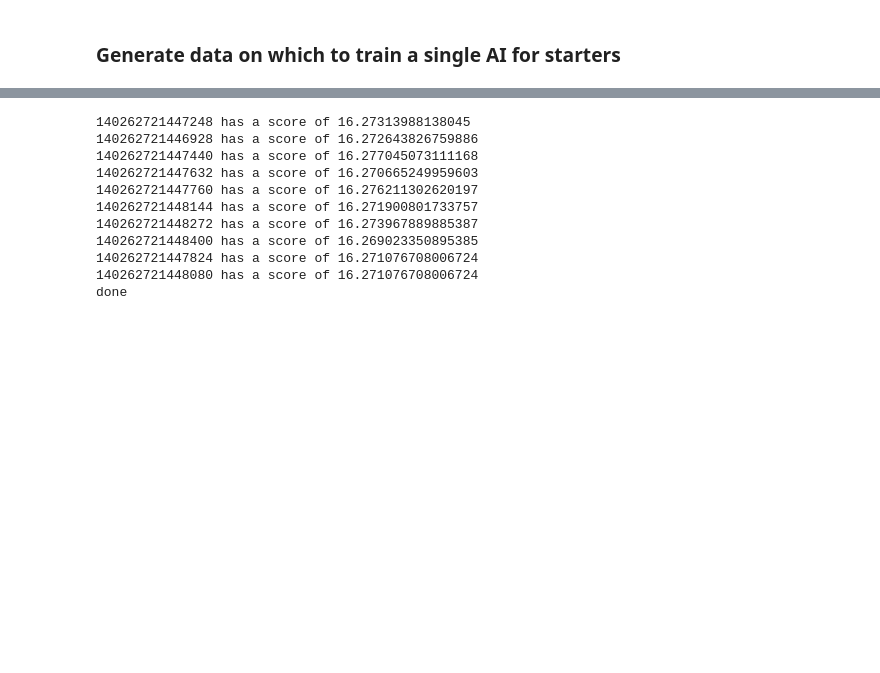
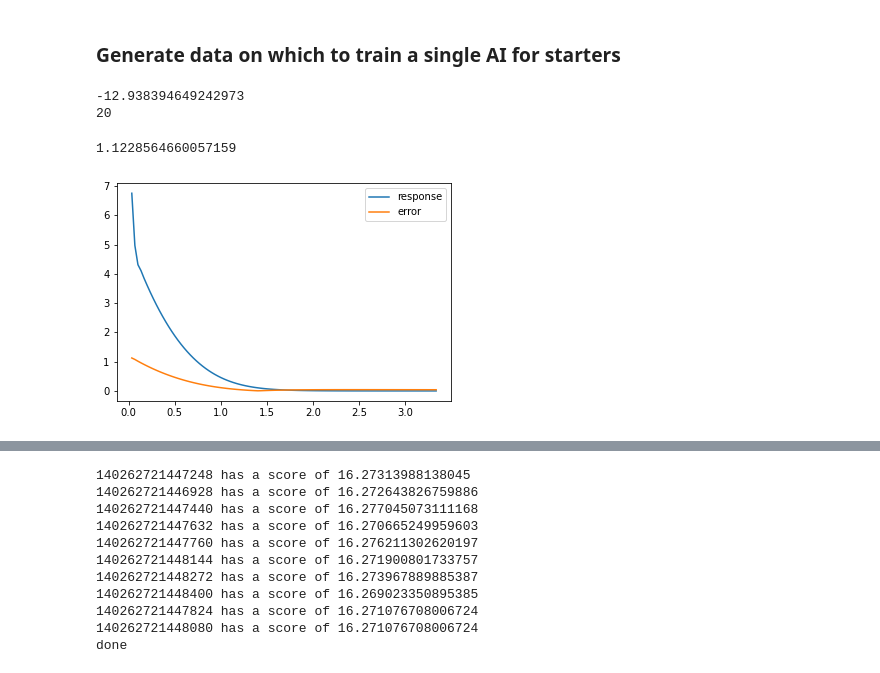
Before and after one commit to bjornah/GamePhysicsSim, a Jupyter notebook: notebooks/TestingNN.ipynb, the cells around one changed output, grey strips where cells are left out. Drawn from its saved outputs; the diff is of its cells as text; code cells hidden in the pictures; blank space fills up the shorter version.

```diff
--- a/notebooks/TestingNN.ipynb
+++ b/notebooks/TestingNN.ipynb
@@ -29,3 +32,6 @@ import pickle
+# %%
+imgFile = '../images/SpaceShip2.png'
+Visualise.RunManualControl(imgFile,conf)
 # %% [markdown]
 ### Train regression model instead of classifier
 # %% [markdown]
@@ -49,0 +58,13 @@ import GamePhysicsSim.Utils as Utils
+# %%
+K0 = 10
+f0 = 0.12
+Kp = K0 * 1
+Ki = 5 * Kp * f0
+Kd = Kp / (8*f0)
+pod.PID_init(Kp,Ki,Kd)
+pod.pid.proportional_on_measurement = False
+print(pod.pid(1.268470063651272,1/30))
+print(pod.pid(1.1637503085316125,1/30))
+# %% [output]
+-12.938394649242973
+20
@@ -49,0 +82,64 @@ import GamePhysicsSim.Utils as Utils
+# %%
+X = 800
+Y = 800
+AngularDrag = conf['AngularDrag']
+AngularFriction = conf['AngularFriction']
+Drag = conf['AirDrag']
+Friction = conf['Friction']
+
+pod_pos_0 = np.array([np.random.randint(X),np.random.randint(Y)])
+theta0 = np.random.uniform(0,2*np.pi)
+pod = PodClass.Pod(pos0 = pod_pos_0, w0 = 0, v0 = conf['v0'], a0 = conf['a0'], alpha0 = 0, theta0 = theta0,
+                    m=conf['m_pod'], I=conf['I_pod'], TorqueMax = conf['TorqueMax'],
+                    ThrustMax = conf['ThrustMax'], vMin = conf['vMin'], wMin = conf['wMin'], wMax = conf['wMax'])
+
+pod.setDest((np.random.randint(X),np.random.randint(Y)))
+
+
+# K0 = 5
+# f0 = 0.3
+# Kp = K0 * 1
+# Ki = 0.2 * Kp * f0
+# Kd = Kp / (9*f0)
+
+K0 = 6
+f0 = 0.4
+Kp = K0 * 1
+Ki = 0.2 * Kp * f0
+Kd = Kp / (15*f0)
+
+pod.PID_init(Kp,Ki,Kd)
+
+tMax = 10
+dt = 1/30
+t=0
+
+error_list = []
+response_list = []
+t_list = []
+
+while t<tMax: # the main game loop
+    t+=dt
+
+    Torque,(v_desired,a_required) = pod.GetSteering_PID(pod.dest,dt)
+    dist = np.linalg.norm(pod.dest - pod.pos)
+    thetaDiff = abs(np.arccos(np.dot(Utils.unit_vector([np.cos(pod.theta),np.sin(pod.theta)]),Utils.unit_vector(pod.dest - pod.pos))))
+    # if thetaDiff>(30/360.*2*np.pi):
+    #     ThrustGauge = np.clip(np.cos(thetaDiff+30/360.*2*np.pi),0,1)
+    # else:
+    #     ThrustGauge = np.clip(np.cos(thetaDiff),0,1)
+    pod.AddTorque(Torque = Torque)
+    pod.Rotate(AngularDrag = AngularDrag, AngularFriction = AngularFriction, dt = dt)
+
+    error_list.append(thetaDiff)
+    response_list.append(Torque)
+    t_list.append(t)
+
+end = 100
+plt.plot(t_list[:end],response_list[:end],label='response')
+plt.plot(t_list[:end],error_list[:end],label='error')
+plt.legend();
+print(error_list[0])
+# %% [output]
+1.1228564660057159
+[figure, added]
```
Also changed, not shown: parts of 15 cells of this notebook, 39 other files.
